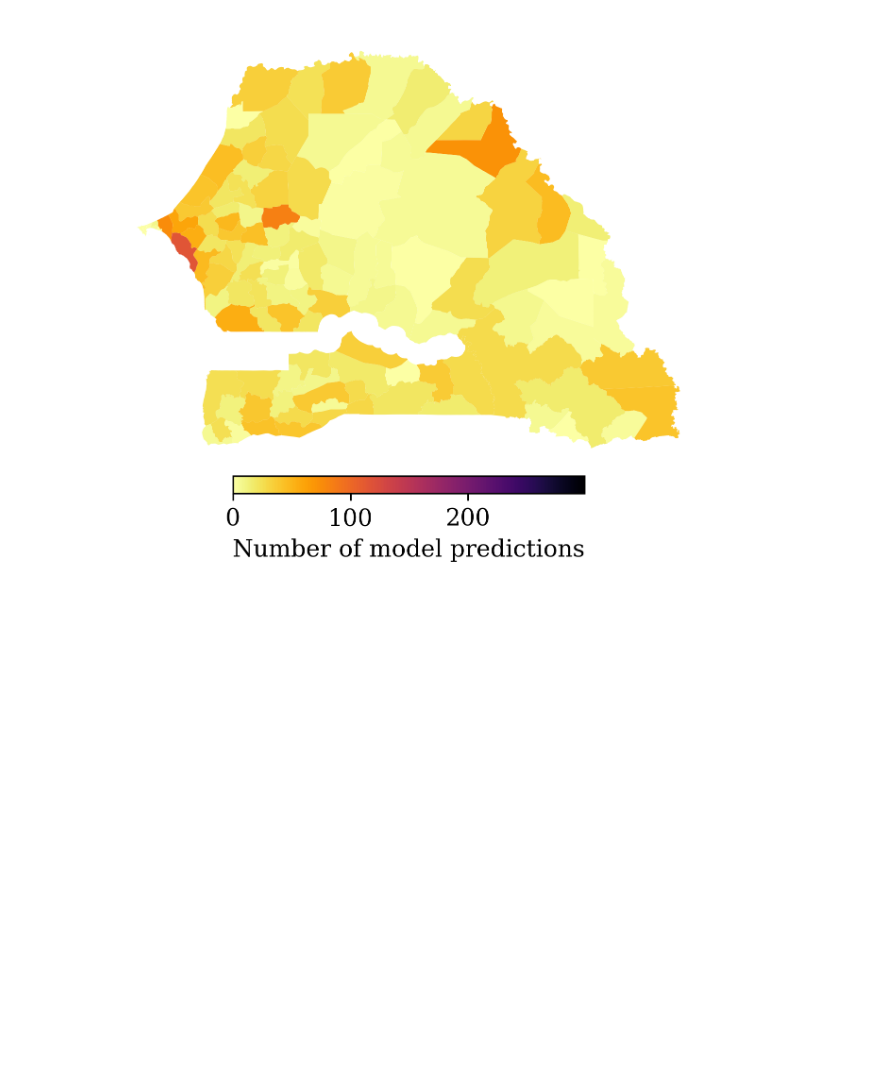
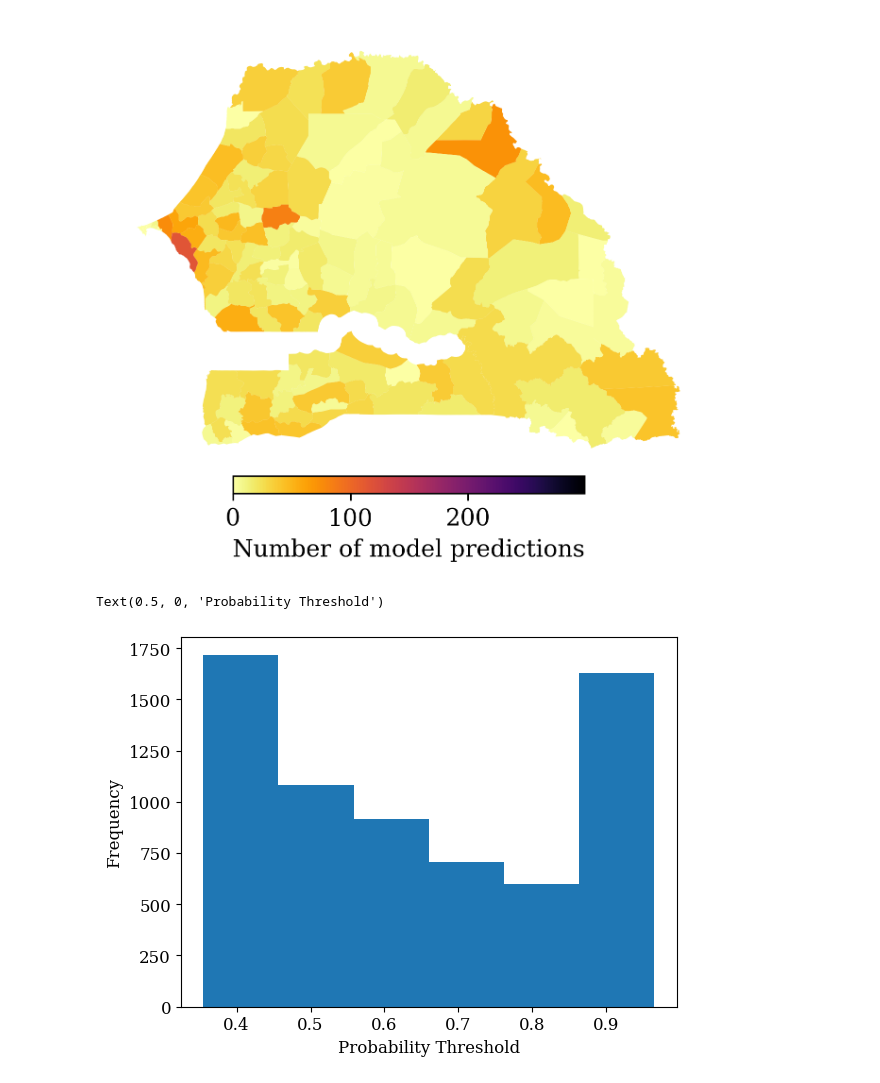
Before and after one commit to unicef/giga-global-school-mapping, a Jupyter notebook: notebooks/10_post_analysis.ipynb, the cells around one changed output. Drawn from its saved outputs; the diff is of its cells as text; code cells hidden in the pictures; blank space fills up the shorter version.

```diff
--- a/notebooks/10_post_analysis.ipynb
+++ b/notebooks/10_post_analysis.ipynb
@@ -64,3 +66,16 @@ plot_utils.plot_choropleth(master, preds[preds.prob > 0.5], data_config, iso_cod
 [figure]
 [figure]
 [figure]
+# %%
+(
+    master_filtered,
+    preds_filtered,
+    intersection,
+    master_unconfirmed,
+    preds_unconfirmed,
+) = plot_utils.calculate_stats(master, preds, threshold_dist=250)
+ax = preds_unconfirmed["prob"].plot.hist(bins=6)
+ax.set_xlabel("Probability Threshold")
+# %% [output]
+Text(0.5, 0, 'Probability Threshold')
+[figure, added]
```
Also changed, not shown: parts of 4 cells of this notebook, 6 other files.
